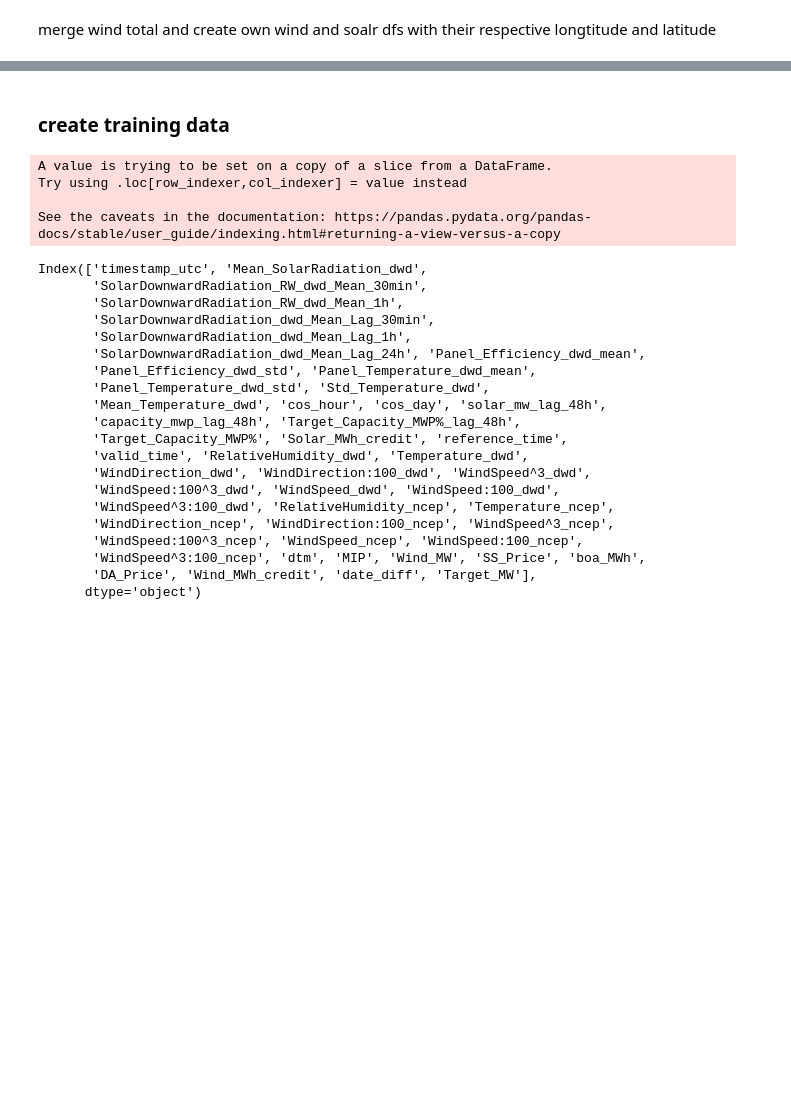
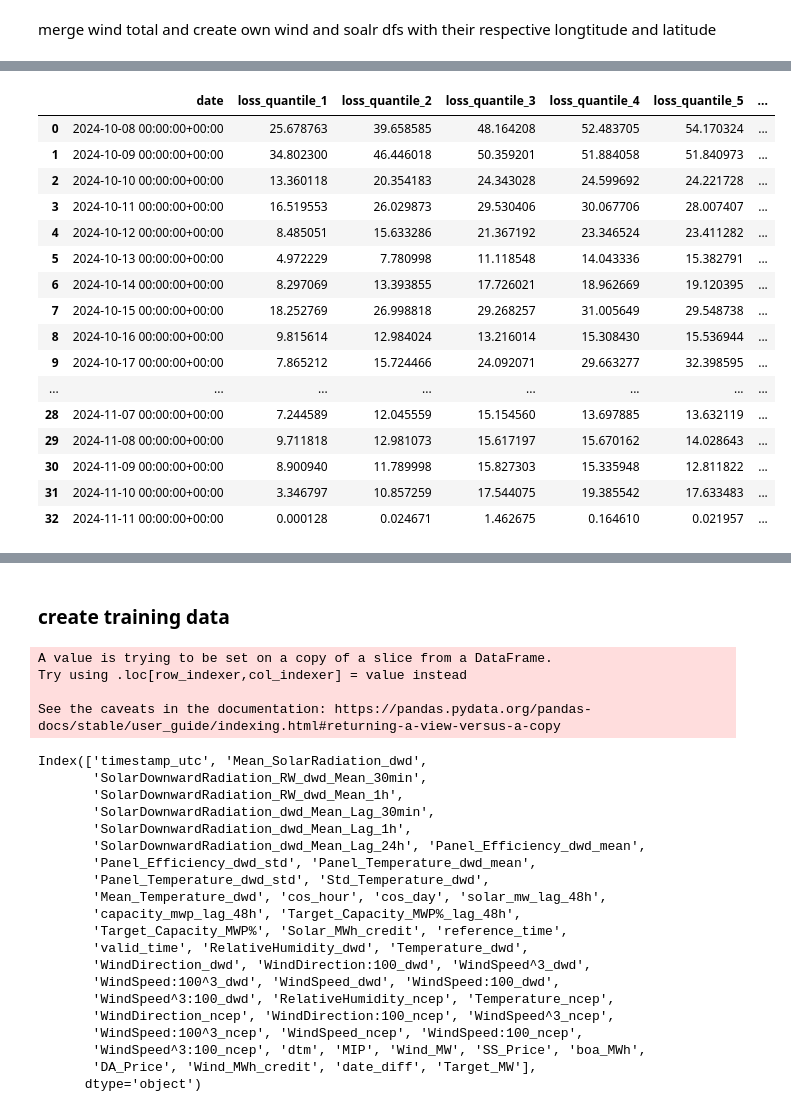
Before and after one commit to P-AEL/Energy_production_price_prediction, a Jupyter notebook: paul_analyse/Viszualize_data_and_produce_bidding_trainingset.ipynb, the cells around one changed output, grey strips where cells are left out. Cells and saved outputs as stored; diff of their text form; code cells hidden in the pictures; blank space fills up the shorter version.

Commit message:
added evaluation of models on october

```diff
--- a/paul_analyse/Viszualize_data_and_produce_bidding_trainingset.ipynb
+++ b/paul_analyse/Viszualize_data_and_produce_bidding_trainingset.ipynb
@@ -189,5 +257,6 @@ df_resampled_merged_solar2["Target_Capacity_MWP%_lag_48h"] = df_resampled_merged
 # %%
 df_resampled_merged_solar3 = df_resampled_merged_solar2[[
+    "valid_datetime",
     "Mean_SolarDownwardRadiation",
     "SolarDownwardRadiation_RW_Mean_1hour",
     "SolarDownwardRadiation_RW_Mean_30min",
@@ -208,9 +277,8 @@ df_resampled_merged_solar3 = df_resampled_merged_solar2[[
     "Target_Capacity_MWP%"
     ]]
 df_resampled_merged_solar3.dropna(inplace=True)
-Y_solar = df_resampled_merged_solar3["Target_Capacity_MWP%"]
+Y_solar = df_resampled_merged_solar3["Target_Capacity_MWP%"] * df_resampled_merged_solar3["capacity_mwp_lag_48h"].mean()
 X_solar = df_resampled_merged_solar3.drop(columns=["Target_Capacity_MWP%"])
-X_solar.capacity_mwp_lag_48h.mean()
 # %% [output]
 A value is trying to be set on a copy of a slice from a DataFrame
 
@@ -250,7 +316,7 @@ quantiles = [1, 2, 3, 4, 5, 6, 7, 8, 9]
 losses = []
 
 for quantile in quantiles:
-    with open(f"{path}{quantile}_boa_v4_res-True_calc-False.pkl", "rb") as f:
+    with open(f"{path}{quantile}_boa_v4_res-True_calc-False-time-True.pkl", "rb") as f:
         model_wind = load_pickle1(f)
 
     if not hasattr(model_wind, '_preprocessor'):
@@ -282,7 +348,7 @@ for quantile in quantiles:
     if not hasattr(model_wind, '_preprocessor'):
         model_wind._preprocessor = None
 
-    predictions_wind = model_wind.predict(X_wind)
+    predictions_wind = model_wind.predict(X_wind.drop(columns=['valid_time']))
     df_resampled_merged_wind_2[f"generation_mw_quantile_{quantile}"] = predictions_wind + df_resampled_merged_wind_2.PowerOutput_full /2
     loss = modified_pinball_loss(y_wind, df_resampled_merged_wind_2[f"generation_mw_quantile_{quantile}"], quantile/10)
     losses.append(loss)
@@ -346,8 +412,10 @@ losses = []
 # Berechnung der Verluste für jedes Quantil
 for i in quantiles:
     model_light = pickle.load(open(path + str(i) + ".pkl", 'rb'))
-    predictions = model_light.predict(X_solar)
-    loss = modified_pinball_loss(Y_solar.values, predictions, i/10)
+    predictions = model_light.predict(X_solar.drop(columns=['valid_datetime'])) * df_resampled_merged_solar3["capacity_mwp_lag_48h"].mean()
+    df_resampled_merged_solar3[f"generation_mw_quantile_{i}"] = predictions
+    loss = modified_pinball_loss(Y_solar.values, df_resampled_merged_solar3[f"generation_mw_quantile_{i}"], i/10)
     losses.append(loss)
-    print(f"Quantile {i/10}: {loss*2779.3337282577586}")
+    print(f"Quantile {i/10}: {loss}")
+print(f"Mean loss: {np.mean(losses)}")
 # %% [output]
@@ -362,0 +460,74 @@ Quantile 0.9: 3.856335771451841
+# %%
+# WIND MODEL: Calculate daily average pinball loss for wind model
+df_wind_copy = df_resampled_merged_wind_2.copy()
+df_wind_copy['valid_datetime'] = pd.to_datetime(df_wind_copy['valid_datetime'])
+daily_wind_data = df_wind_copy.set_index('valid_datetime').resample('D')
+
+quantile_cols = [
+    'generation_mw_quantile_1', 'generation_mw_quantile_2', 'generation_mw_quantile_3',
+    'generation_mw_quantile_4', 'generation_mw_quantile_5', 'generation_mw_quantile_6',
+    'generation_mw_quantile_7', 'generation_mw_quantile_8', 'generation_mw_quantile_9'
+]
+
+wind_daily_losses = []
+for date, daily_df in daily_wind_data:
+    daily_loss_entry = {'date': date}
+    for quantile in quantiles:
+        loss = modified_pinball_loss(daily_df['generation_mw'], daily_df[f"generation_mw_quantile_{quantile}"], quantile/10)
+        daily_loss_entry[f"loss_quantile_{quantile}"] = loss
+    wind_daily_losses.append(daily_loss_entry)
+
+wind_loss_df = pd.DataFrame(wind_daily_losses)
+wind_loss_df['avg_pinball_loss'] = wind_loss_df[[f"loss_quantile_{quantile}" for quantile in quantiles]].mean(axis=1)
+wind_loss_df['model'] = 'Wind'
+
+# SOLAR MODEL: Calculate daily average pinball loss for solar model
+df_solar_copy = df_resampled_merged_solar3.copy()
+df_solar_copy['valid_datetime'] = pd.to_datetime(df_solar_copy['valid_datetime'])
+daily_solar_data = df_solar_copy.set_index('valid_datetime').resample('D')
+
+solar_daily_losses = []
+for date, daily_df in daily_solar_data:
+    daily_loss_entry = {'date': date}
+    for quantile in quantiles:
+        loss = modified_pinball_loss(daily_df['Target_Capacity_MWP%'] * df_resampled_merged_solar3["capacity_mwp_lag_48h"].mean(), daily_df[f"generation_mw_quantile_{quantile}"], quantile / 10)
+        daily_loss_entry[f"loss_quantile_{quantile}"] = loss
+    solar_daily_losses.append(daily_loss_entry)
+
+
+solar_loss_df = pd.DataFrame(solar_daily_losses)
+solar_loss_df['avg_pinball_loss'] = solar_loss_df[[f"loss_quantile_{quantile}" for quantile in quantiles]].mean(axis=1)
+solar_loss_df['model'] = 'Solar'
+
+# Combine wind and solar loss data for comparison
+combined_loss_df = pd.concat([wind_loss_df, solar_loss_df])
+
+# Plot the daily average pinball loss for both models
+fig = px.line(
+    combined_loss_df,
+    x='date',
+    y='avg_pinball_loss',
+    color='model',
+    title='Daily Average Pinball Loss for Wind and Solar Models',
+    labels={'avg_pinball_loss': 'Average Pinball Loss', 'model': 'Model'}
+)
+fig.show()
+display(combined_loss_df)
+# %% [output]
+|  | date | loss_quantile_1 | loss_quantile_2 | loss_quantile_3 | loss_quantile_4 | loss_quantile_5 | ... |
+| 0 | 2024-10-08 00:00:00+00:00 | 25.678763 | 39.658585 | 48.164208 | 52.483705 | 54.170324 | ... |
+| 1 | 2024-10-09 00:00:00+00:00 | 34.802300 | 46.446018 | 50.359201 | 51.884058 | 51.840973 | ... |
+| 2 | 2024-10-10 00:00:00+00:00 | 13.360118 | 20.354183 | 24.343028 | 24.599692 | 24.221728 | ... |
+| 3 | 2024-10-11 00:00:00+00:00 | 16.519553 | 26.029873 | 29.530406 | 30.067706 | 28.007407 | ... |
+| 4 | 2024-10-12 00:00:00+00:00 | 8.485051 | 15.633286 | 21.367192 | 23.346524 | 23.411282 | ... |
+| 5 | 2024-10-13 00:00:00+00:00 | 4.972229 | 7.780998 | 11.118548 | 14.043336 | 15.382791 | ... |
+| 6 | 2024-10-14 00:00:00+00:00 | 8.297069 | 13.393855 | 17.726021 | 18.962669 | 19.120395 | ... |
+| 7 | 2024-10-15 00:00:00+00:00 | 18.252769 | 26.998818 | 29.268257 | 31.005649 | 29.548738 | ... |
+| 8 | 2024-10-16 00:00:00+00:00 | 9.815614 | 12.984024 | 13.216014 | 15.308430 | 15.536944 | ... |
+| 9 | 2024-10-17 00:00:00+00:00 | 7.865212 | 15.724466 | 24.092071 | 29.663277 | 32.398595 | ... |
+| ... | ... | ... | ... | ... | ... | ... | ... |
+| 28 | 2024-11-07 00:00:00+00:00 | 7.244589 | 12.045559 | 15.154560 | 13.697885 | 13.632119 | ... |
+| 29 | 2024-11-08 00:00:00+00:00 | 9.711818 | 12.981073 | 15.617197 | 15.670162 | 14.028643 | ... |
+| 30 | 2024-11-09 00:00:00+00:00 | 8.900940 | 11.789998 | 15.827303 | 15.335948 | 12.811822 | ... |
+| 31 | 2024-11-10 00:00:00+00:00 | 3.346797 | 10.857259 | 17.544075 | 19.385542 | 17.633483 | ... |
+| 32 | 2024-11-11 00:00:00+00:00 | 0.000128 | 0.024671 | 1.462675 | 0.164610 | 0.021957 | ... |
```
Also changed, not shown: parts of 16 cells of this notebook.
